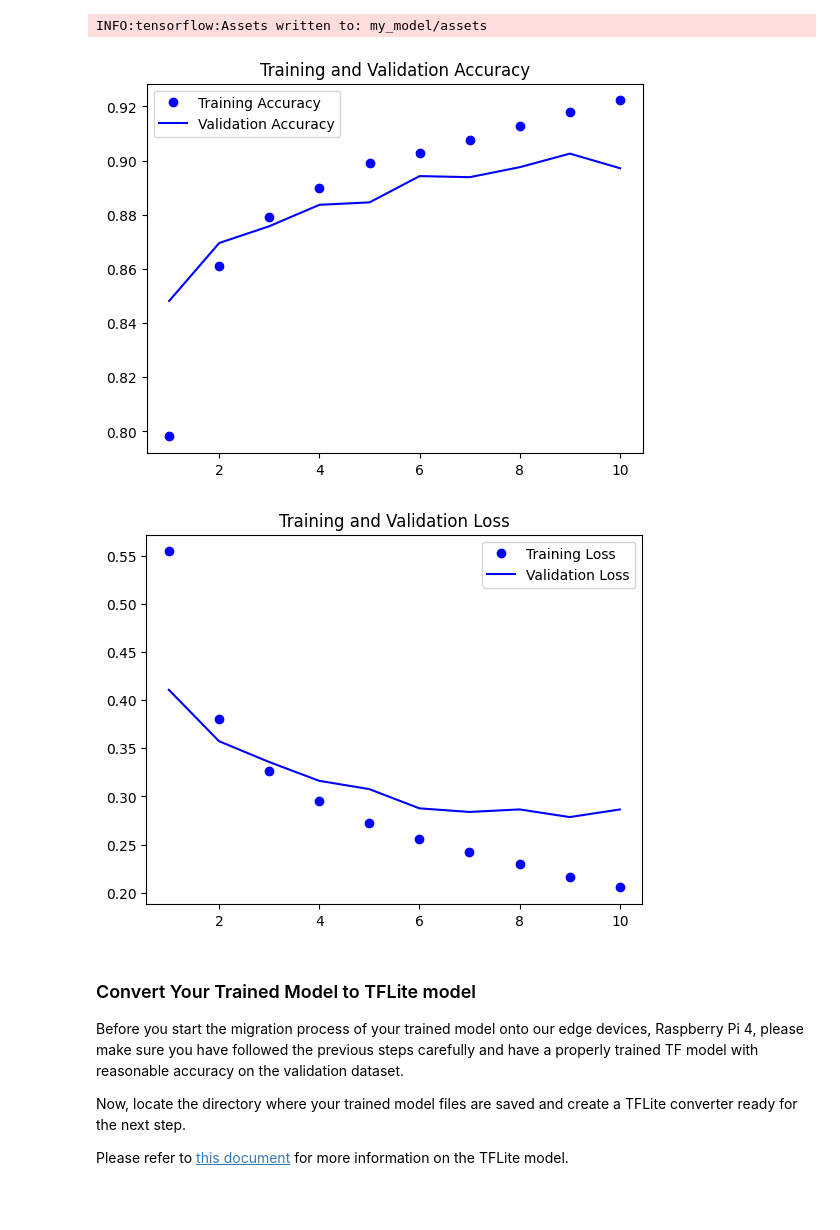
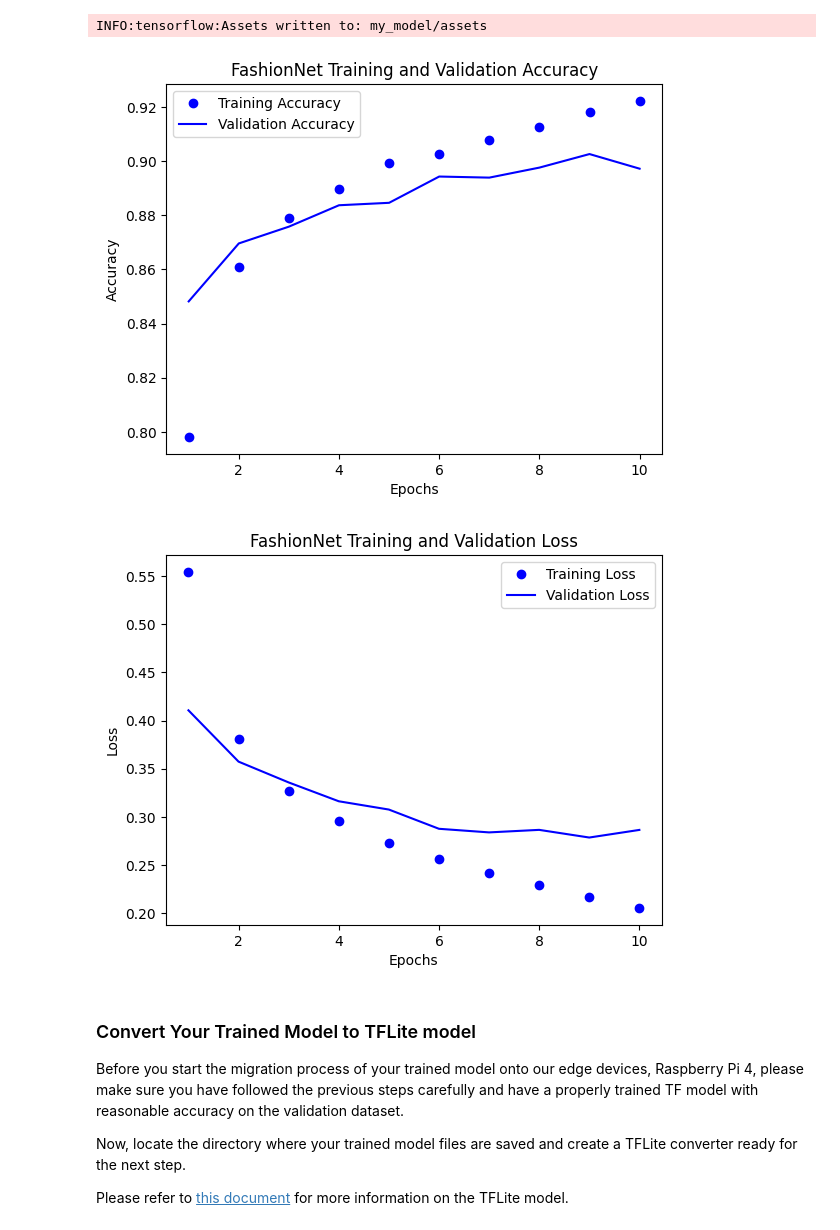
Before and after one commit to aryanindarapu/ece479, a Jupyter notebook: lab2_sp23/Lab2.ipynb, the cells around one changed output. Cells and saved outputs as stored; diff of their text form; code cells hidden in the pictures; blank space fills up the shorter version.

```diff
--- a/lab2_sp23/Lab2.ipynb
+++ b/lab2_sp23/Lab2.ipynb
@@ -321,23 +321,29 @@ INFO:tensorflow:Assets written to: my_model/assets
 # %%
 # plot training and validation accuracy and loss
 accuracy = history.history["accuracy"]
 val_accuracy = history.history["val_accuracy"]
 loss = history.history["loss"]
 val_loss = history.history["val_loss"]
 epochs = range(1, len(accuracy)+1)
 plt.plot(epochs, accuracy, "bo", label="Training Accuracy")
 plt.plot(epochs, val_accuracy, "b", label="Validation Accuracy")
-plt.title("Training and Validation Accuracy")
+plt.title("FashionNet Training and Validation Accuracy")
+plt.xlabel("Epochs")
+plt.ylabel("Accuracy")
 plt.legend()
+plt.savefig("graph1.png")
 plt.figure()
 plt.plot(epochs, loss, "bo", label="Training Loss")
 plt.plot(epochs, val_loss, "b", label="Validation Loss")
-plt.title("Training and Validation Loss")
+plt.title("FashionNet Training and Validation Loss")
+plt.xlabel("Epochs")
+plt.ylabel("Loss")
 plt.legend()
+plt.savefig("graph2.png")
 plt.show()
 # %% [output]
-[figure, old version]
+[figure, new version]
-[figure, old version]
+[figure, new version]
 # %% [markdown]
 ### Convert Your Trained Model to TFLite model
 
```
Also changed, not shown: 10 other files.
